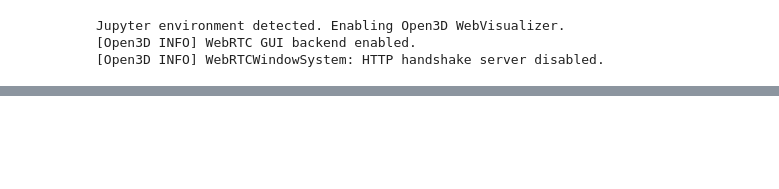
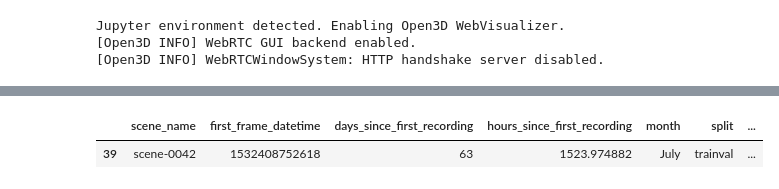
Before and after one commit to umairkhawaja/radar_auto_labeler, a Jupyter notebook: notebooks/visualize_seq.ipynb, the cells around one changed output, grey strips where cells are left out. Drawn from its saved outputs; the diff is of its cells as text; code cells hidden in the pictures; blank space fills up the shorter version.

```diff
--- a/notebooks/visualize_seq.ipynb
+++ b/notebooks/visualize_seq.ipynb
@@ -302,0 +436,8 @@ for i,row in tqdm(sps_row.iterrows(), total=len(sps_row)):
+# %%
+import pandas as pd
+df = pd.read_json("../sps_nuscenes_more_matches_df.json")
+# %%
+df[df.split == 'trainval'].sample(n=1)
+# %% [output]
+|  | scene_name | first_frame_datetime | days_since_first_recording | hours_since_first_recording | month | split | ... |
+| 39 | scene-0042 | 1532408752618 | 63 | 1523.974882 | July | trainval | ... |
```
Also changed, not shown: parts of 3 cells of this notebook, 2 other files.
